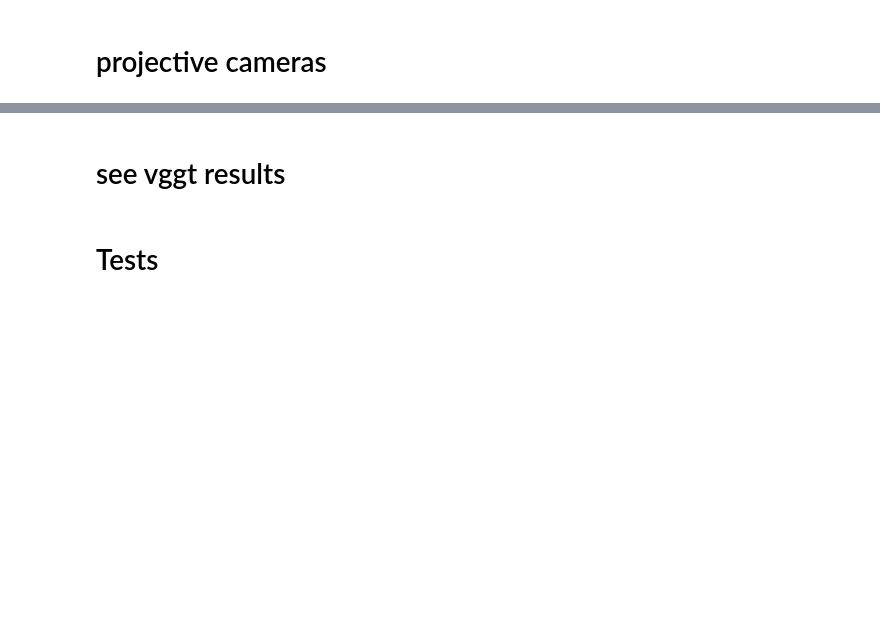
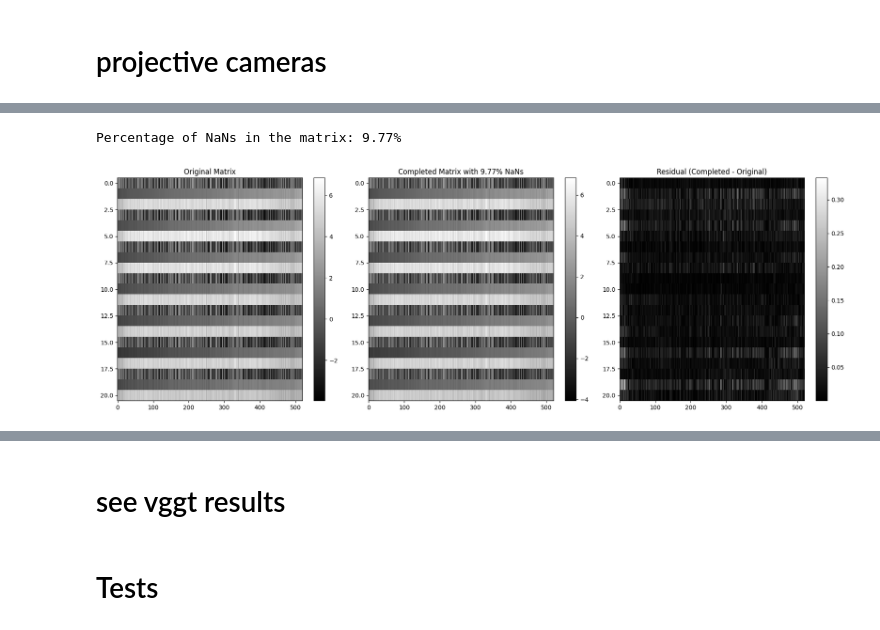
Before and after one commit to manel-ferreira-01/trackers, a Jupyter notebook: test.ipynb, the cells around one changed output, grey strips where cells are left out. Cells and saved outputs as stored; diff of their text form; code cells hidden in the pictures; blank space fills up the shorter version.

```diff
--- a/test.ipynb
+++ b/test.ipynb
@@ -1422,0 +607,34 @@ k3d_3d_plot(fused_points, scale=100, camera_input=cam_lists)
+# %%
+from src.mat_compl import alternating_matrix_completion
+
+nan_w_lam = W_lambda_mat.clone()
+
+mask = torch.rand_like(W_lambda_mat) < 0.1
+nan_w_lam[mask] = float('nan')
+
+# percentage of nans
+nan_percentage = torch.isnan(nan_w_lam).float().mean() * 100
+print(f"Percentage of NaNs in the matrix: {nan_percentage:.2f}%")
+
+
+mat_complete, errors = alternating_matrix_completion(nan_w_lam, rank=3, max_iters=40, tol=1e-6, mode=0)
+
+fig, axes = plt.subplots(1, 3, figsize=(18, 6))
+
+im0 = axes[0].imshow(W_lambda_mat, aspect='auto', cmap='gray', interpolation='none')
+axes[0].set_title('Original Matrix')
+fig.colorbar(im0, ax=axes[0])
+
+im1 = axes[1].imshow(mat_complete, aspect='auto', cmap='gray', interpolation='none')
+axes[1].set_title(f'Completed Matrix with {nan_percentage:.2f}% NaNs')
+fig.colorbar(im1, ax=axes[1])
+
+im2 = axes[2].imshow(torch.abs(mat_complete - W_lambda_mat), aspect='auto', cmap='gray', interpolation='none')
+axes[2].set_title('Residual (Completed - Original)')
+fig.colorbar(im2, ax=axes[2])
+
+plt.tight_layout()
+plt.show()
+# %% [output]
+Percentage of NaNs in the matrix: 9.77%
+[figure, added]
```
Also changed, not shown: parts of 48 cells of this notebook, 11 other files.
